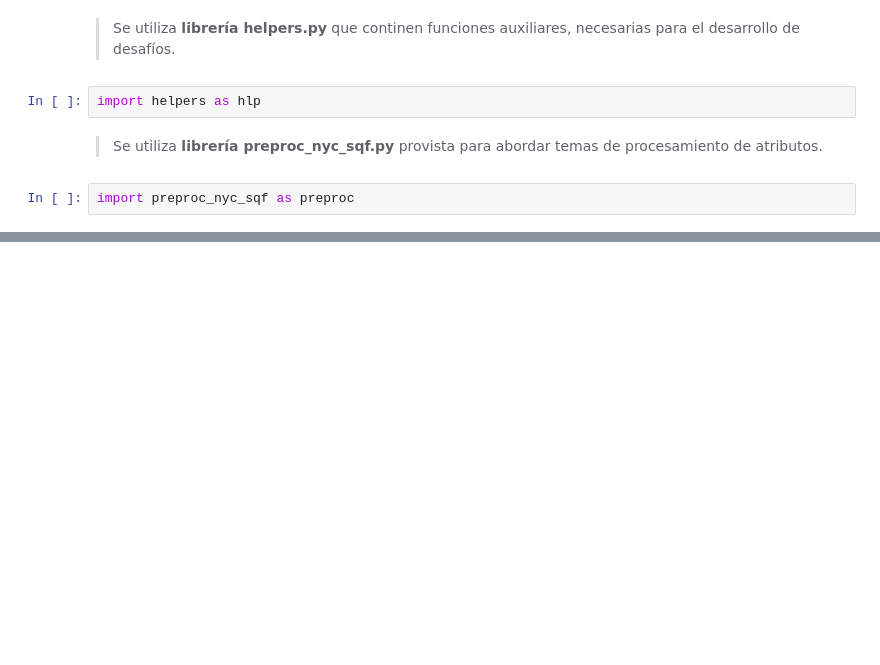
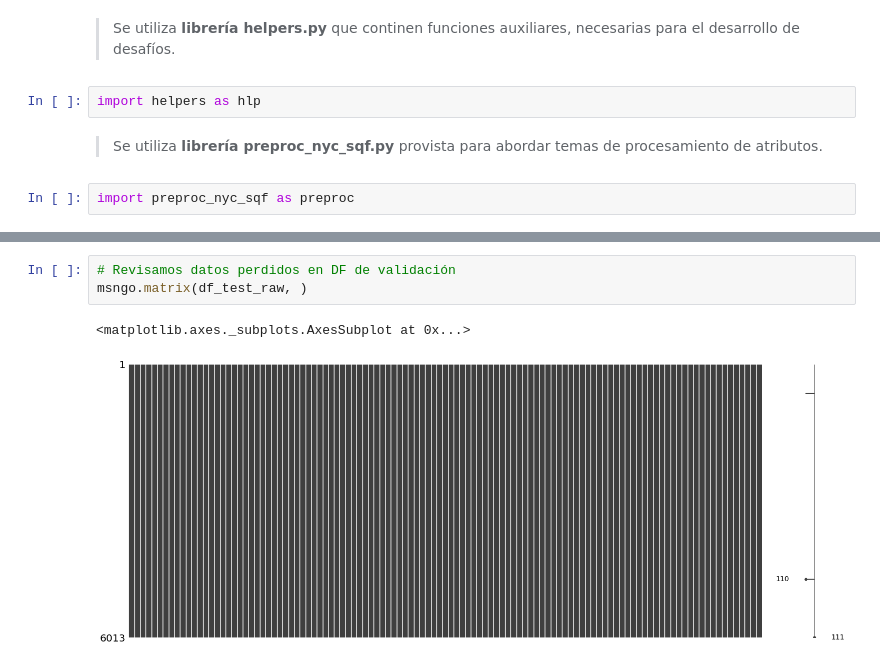
Before and after one commit to ridexmoler/modulo-machine-learning, a Jupyter notebook: prueba/Pablo-Rocco-PRUEBA-2/notebook.ipynb, the cells around one changed output, grey strips where cells are left out. Cells and saved outputs as stored; diff of their text form; blank space fills up the shorter version.

```diff
--- a/prueba/Pablo-Rocco-PRUEBA-2/notebook.ipynb
+++ b/prueba/Pablo-Rocco-PRUEBA-2/notebook.ipynb
@@ -172,0 +227,6 @@ import preproc_nyc_sqf as preproc
+# %%
+# Revisamos datos perdidos en DF de validación
+msngo.matrix(df_test_raw, )
+# %% [output]
+<matplotlib.axes._subplots.AxesSubplot at 0x...>
+[figure, added]
```
Also changed, not shown: parts of 78 cells of this notebook.
